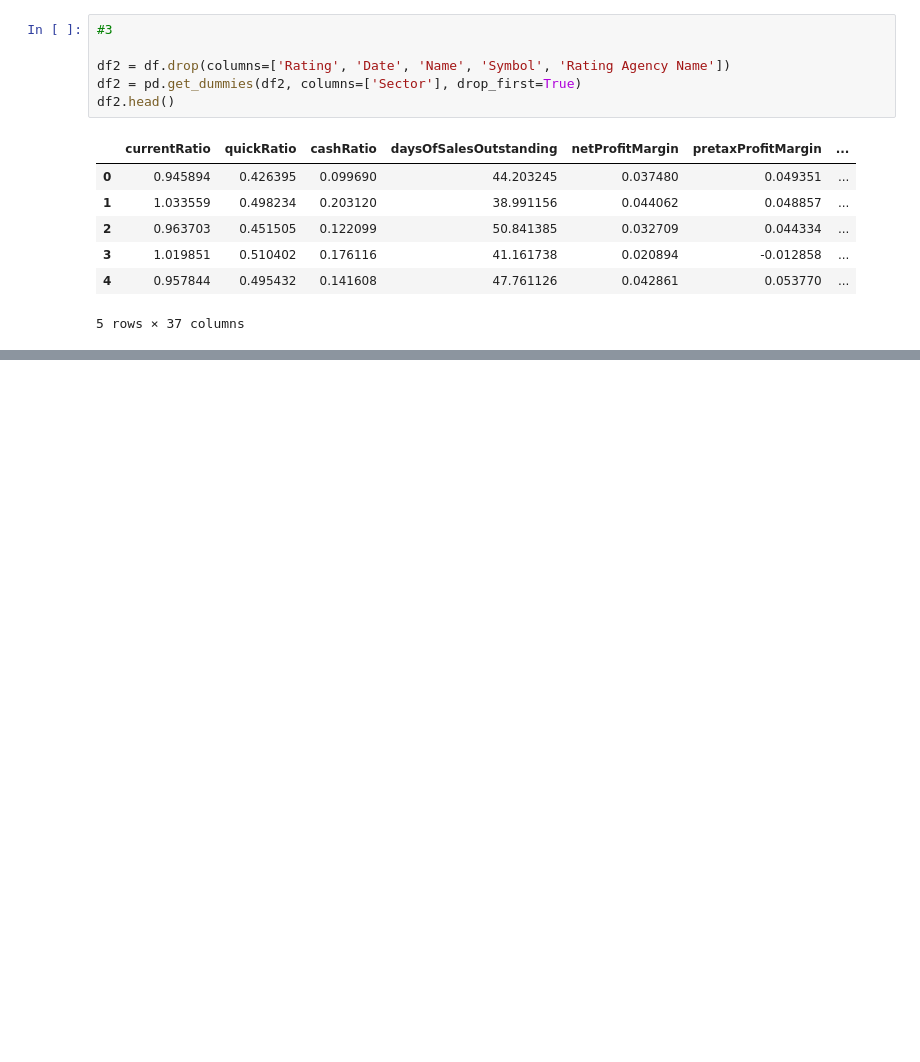
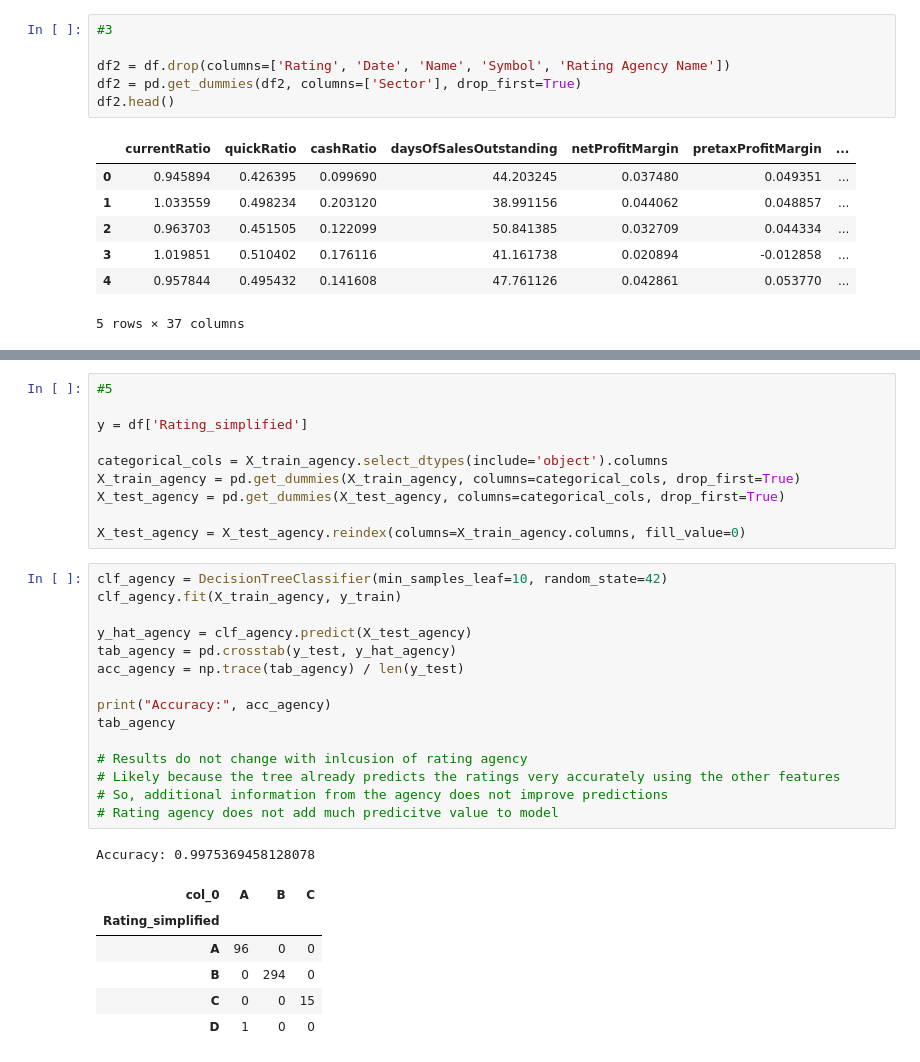
Before and after one commit to miacachion/trees_assignment, a Jupyter notebook: assignment.ipynb, the cells around one changed output, grey strips where cells are left out. Saved outputs shown, nothing was run; the diff lists cells and outputs as text; blank space fills up the shorter version.

```diff
--- a/assignment.ipynb
+++ b/assignment.ipynb
@@ -130,0 +173,33 @@ df2.head()
+# %%
+#5
+
+y = df['Rating_simplified']
+
+categorical_cols = X_train_agency.select_dtypes(include='object').columns
+X_train_agency = pd.get_dummies(X_train_agency, columns=categorical_cols, drop_first=True)
+X_test_agency = pd.get_dummies(X_test_agency, columns=categorical_cols, drop_first=True)
+
+X_test_agency = X_test_agency.reindex(columns=X_train_agency.columns, fill_value=0)
+# %%
+clf_agency = DecisionTreeClassifier(min_samples_leaf=10, random_state=42)
+clf_agency.fit(X_train_agency, y_train)
+
+y_hat_agency = clf_agency.predict(X_test_agency)
+tab_agency = pd.crosstab(y_test, y_hat_agency)
+acc_agency = np.trace(tab_agency) / len(y_test)
+
+print("Accuracy:", acc_agency)
+tab_agency
+
+# Results do not change with inlcusion of rating agency
+# Likely because the tree already predicts the ratings very accurately using the other features
+# So, additional information from the agency does not improve predictions
+# Rating agency does not add much predicitve value to model
+# %% [output]
+Accuracy: 0.9975369458128078
+| col_0 | A | B | C |
+| Rating_simplified |  |  |  |
+| A | 96 | 0 | 0 |
+| B | 0 | 294 | 0 |
+| C | 0 | 0 | 15 |
+| D | 1 | 0 | 0 |
```
Also changed, not shown: parts of 4 cells of this notebook.
